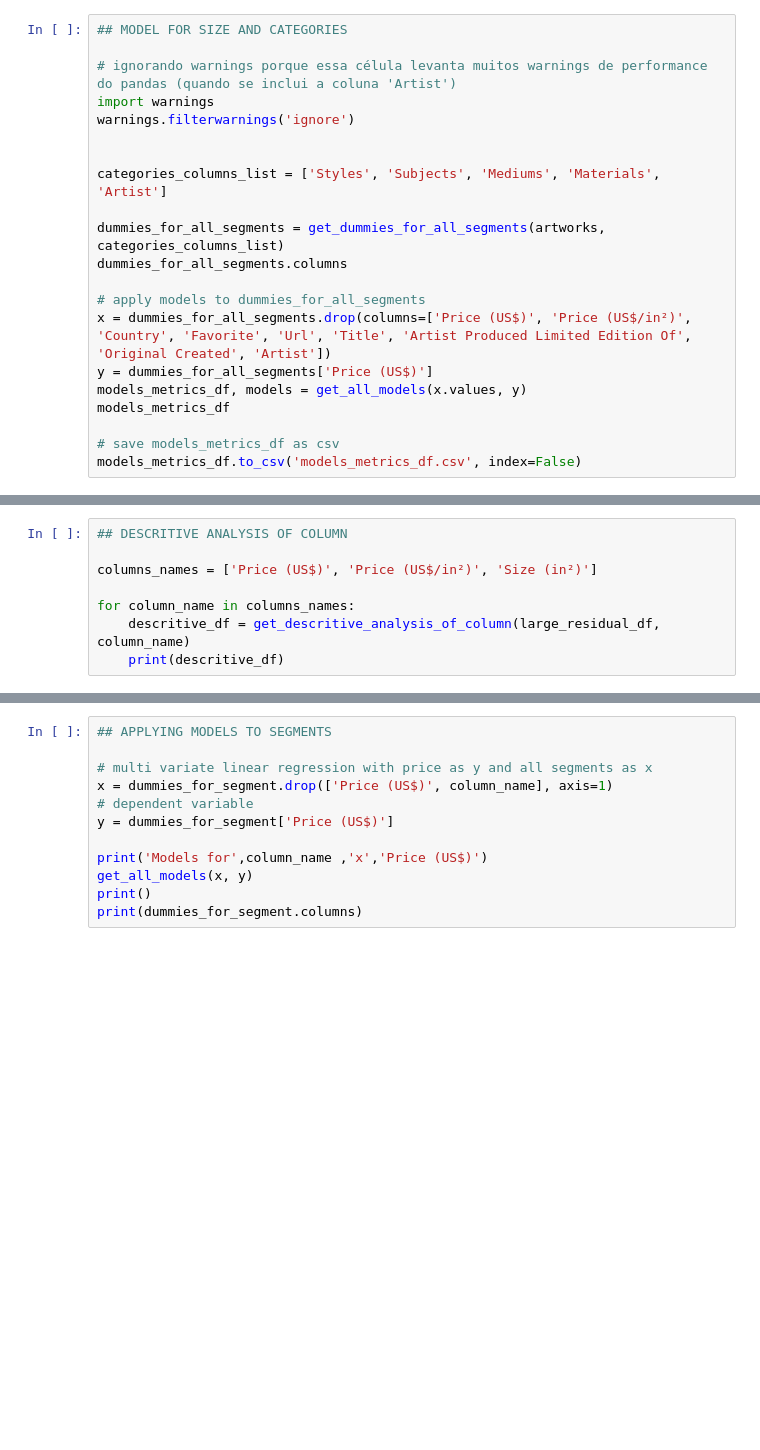
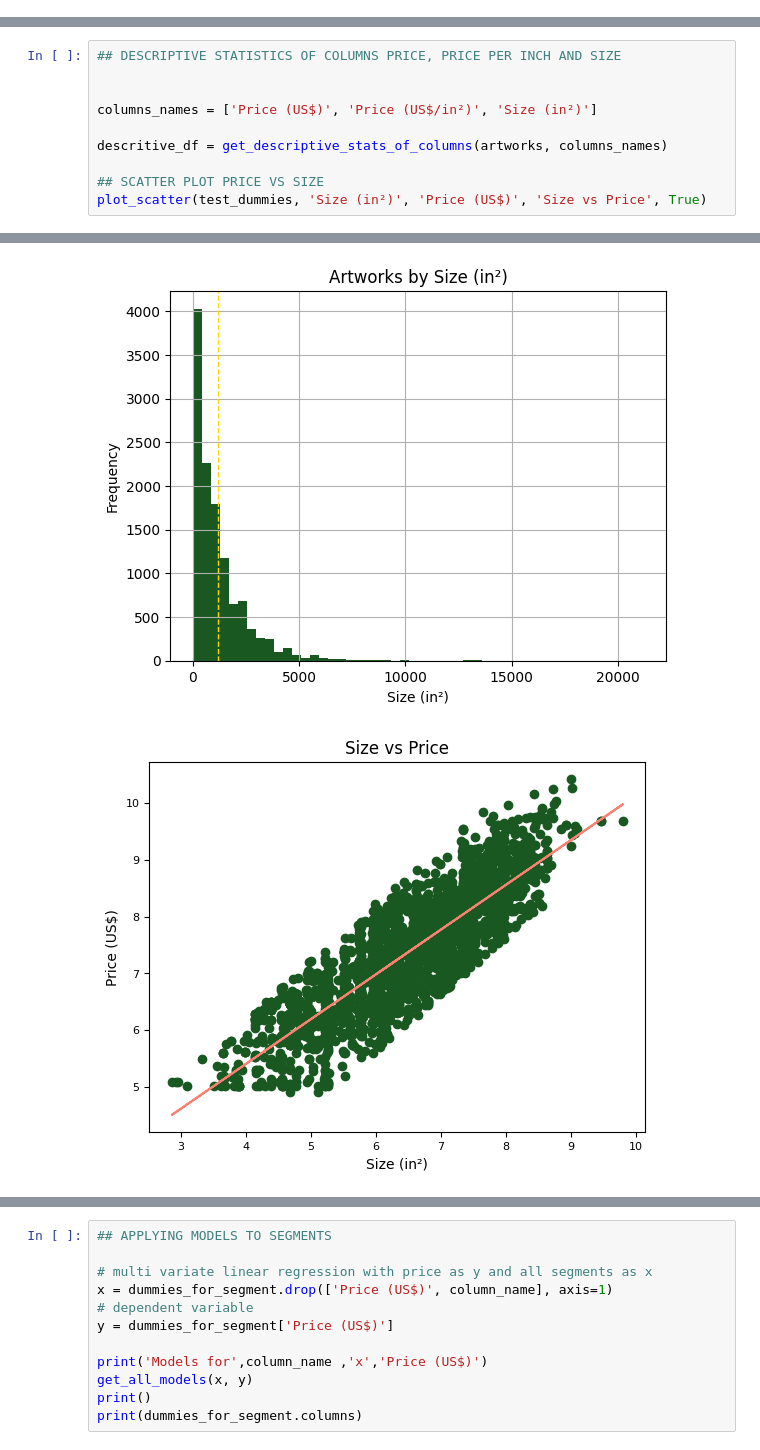
Before and after one commit to cryptogazzetta/Arte, a Jupyter notebook: analysis/saatchi_explore_artworks.ipynb, the cells around one changed output, grey strips where cells are left out. Saved outputs shown, nothing was run; the diff lists cells and outputs as text; blank space fills up the shorter version.

```diff
--- a/analysis/saatchi_explore_artworks.ipynb
+++ b/analysis/saatchi_explore_artworks.ipynb
@@ -481,21 +0,0 @@ for column_name in categories_columns_list:
-# %%
-## MODEL FOR SIZE AND CATEGORIES
-
-# ignorando warnings porque essa célula levanta muitos warnings de performance do pandas (quando se inclui a coluna 'Artist')
-import warnings
-warnings.filterwarnings('ignore')
-
-
-categories_columns_list = ['Styles', 'Subjects', 'Mediums', 'Materials', 'Artist']
-
-dummies_for_all_segments = get_dummies_for_all_segments(artworks, categories_columns_list)
-dummies_for_all_segments.columns
-
-# apply models to dummies_for_all_segments
-x = dummies_for_all_segments.drop(columns=['Price (US$)', 'Price (US$/in²)', 'Country', 'Favorite', 'Url', 'Title', 'Artist Produced Limited Edition Of', 'Original Created', 'Artist'])
-y = dummies_for_all_segments['Price (US$)']
-models_metrics_df, models = get_all_models(x.values, y)
-models_metrics_df
-
-# save models_metrics_df as csv
-models_metrics_df.to_csv('models_metrics_df.csv', index=False)
@@ -618,8 +0,0 @@ large_residual_df.Description
-# %%
-## DESCRITIVE ANALYSIS OF COLUMN
-
-columns_names = ['Price (US$)', 'Price (US$/in²)', 'Size (in²)']
-
-for column_name in columns_names:
-    descritive_df = get_descritive_analysis_of_column(large_residual_df, column_name)
-    print(descritive_df)
@@ -625,0 +396,11 @@ for column_name in columns_names:
+# %%
+## DESCRIPTIVE STATISTICS OF COLUMNS PRICE, PRICE PER INCH AND SIZE
+
+
+columns_names = ['Price (US$)', 'Price (US$/in²)', 'Size (in²)']
+
+descritive_df = get_descriptive_stats_of_columns(artworks, columns_names)
+
+## SCATTER PLOT PRICE VS SIZE
+plot_scatter(test_dummies, 'Size (in²)', 'Price (US$)', 'Size vs Price', True)
+# %% [output]
@@ -625,0 +409,2 @@ for column_name in columns_names:
+[figure, added]
+[figure, added]
```
Also changed, not shown: parts of 35 cells of this notebook, 7 other files.
